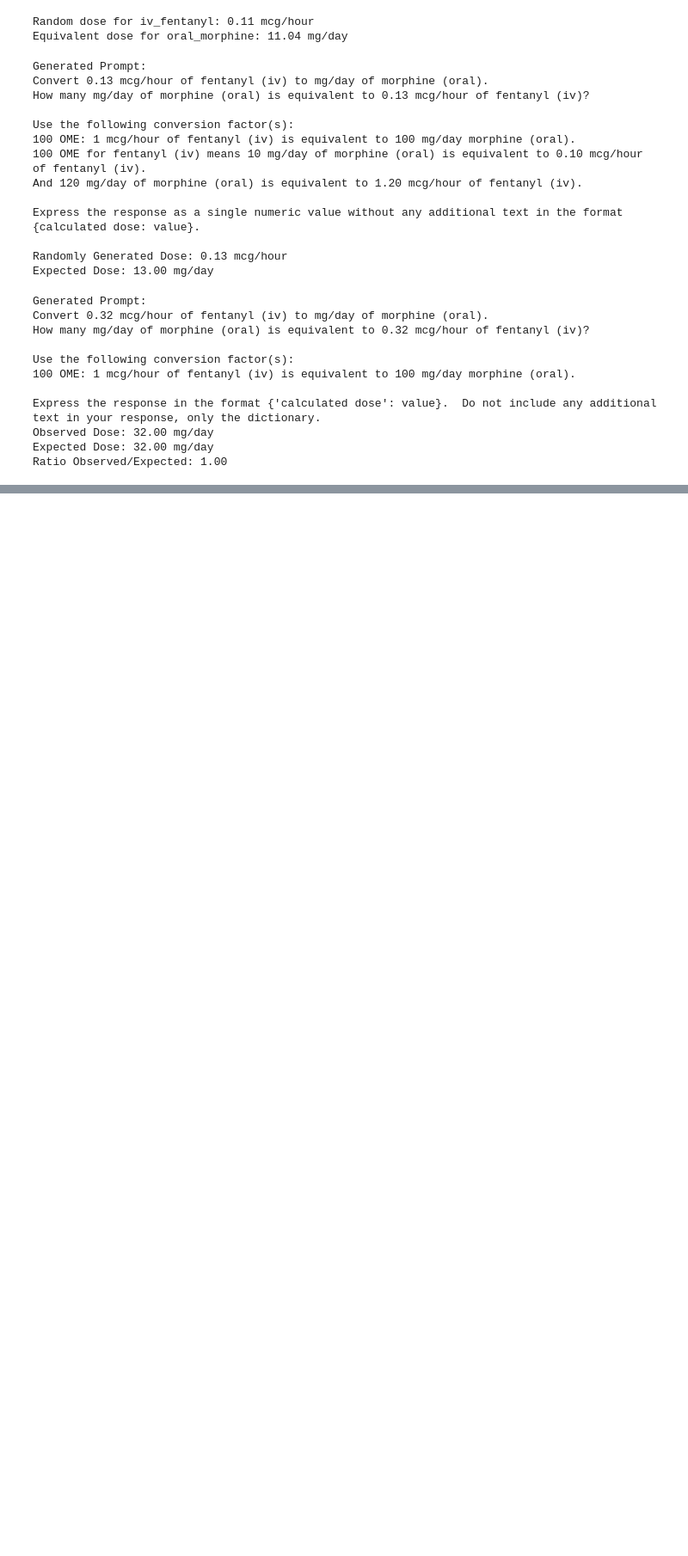
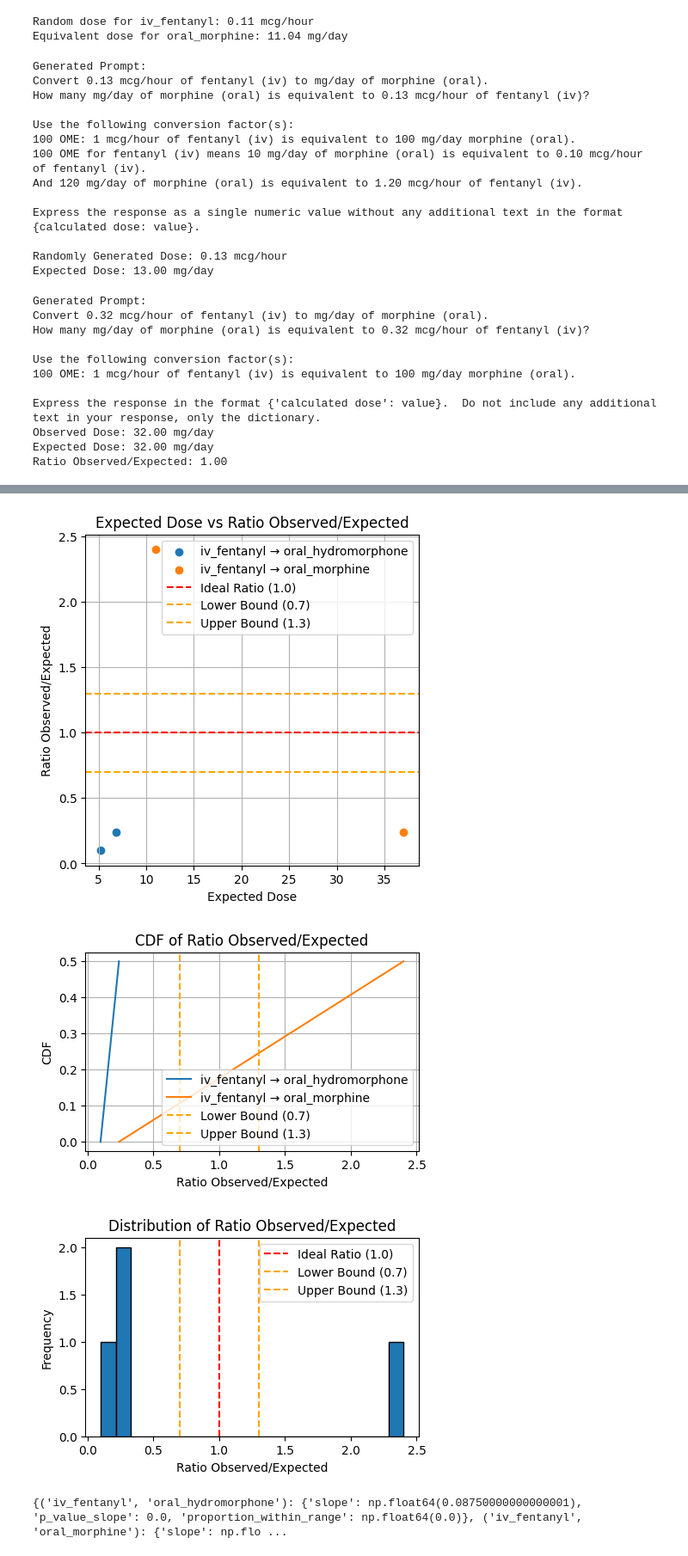
Before and after one commit to tmarton1/opioid-conversion-experiment, a Jupyter notebook: opioid-conversion.ipynb, the cells around one changed output, grey strips where cells are left out. Shown at 86% size. Drawn from its saved outputs; the diff is of its cells as text; code cells hidden in the pictures; blank space fills up the shorter version.

```diff
--- a/opioid-conversion.ipynb
+++ b/opioid-conversion.ipynb
@@ -195,0 +202,15 @@ experiment.visualize()
+# %%
+from experiment import ExperimentFromCSVConverter
+
+# Recreate the Experiment object from the CSV file
+experiment_from_csv = ExperimentFromCSVConverter.from_csv("opioid_experiment_results.csv")
+
+# Use the Experiment object as usual
+experiment_from_csv.visualize()
+aggregates = experiment_from_csv.calculate_aggregates()
+print(aggregates)
+# %% [output]
+[figure, added]
+[figure, added]
+[figure, added]
+{('iv_fentanyl', 'oral_hydromorphone'): {'slope': np.float64(0.08750000000000001), 'p_value_slope': 0.0, 'proportion_within_range': np.float64(0.0)}, ('iv_fentanyl', 'oral_morphine'): {'slope': np.flo ...
```
Also changed, not shown: parts of 2 cells of this notebook, 1 other file.
